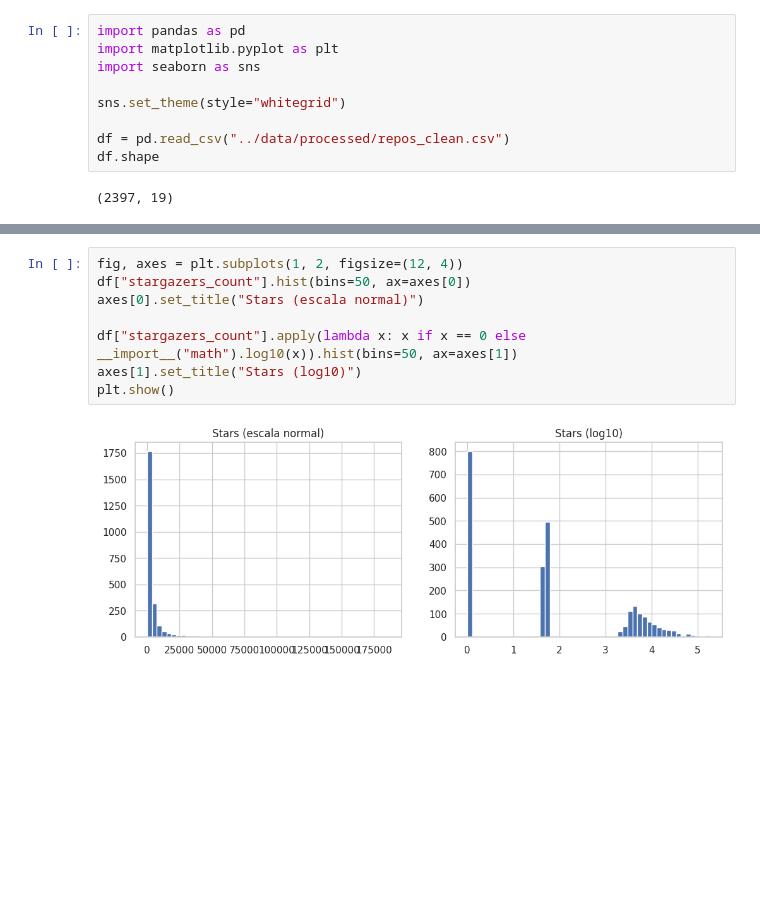
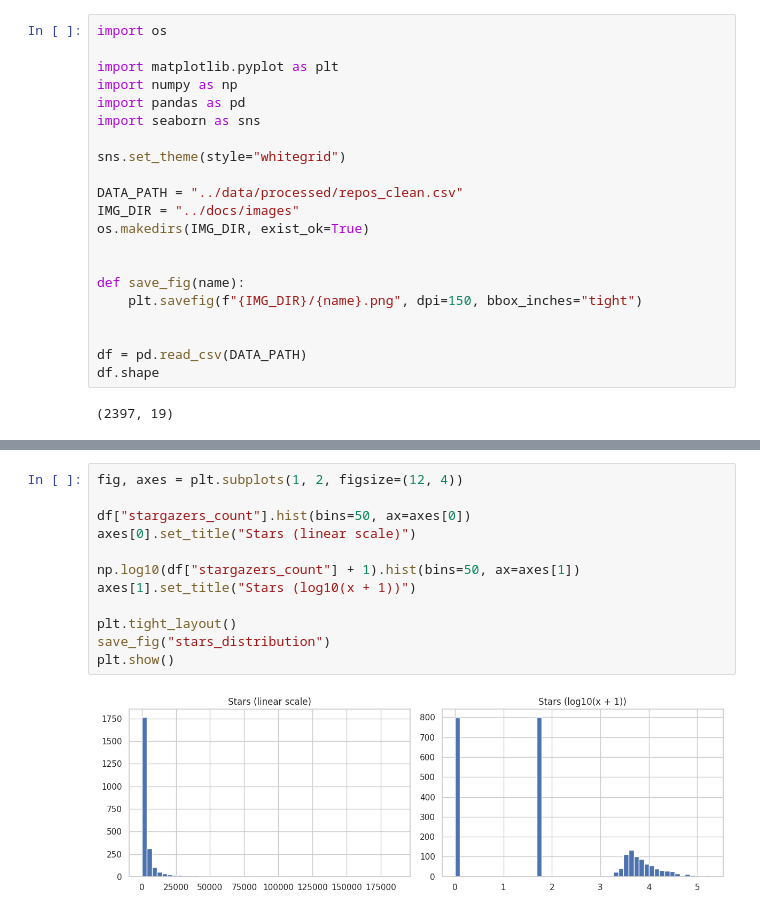
Before and after one commit to rsomavi/repo-survival, a Jupyter notebook: notebooks/01_eda.ipynb, the cells around one changed output, grey strips where cells are left out. Cells and saved outputs as stored; diff of their text form; blank space fills up the shorter version.

```diff
--- a/notebooks/01_eda.ipynb
+++ b/notebooks/01_eda.ipynb
@@ -1,11 +7,23 @@
 # %%
+import os
+
+import matplotlib.pyplot as plt
+import numpy as np
 import pandas as pd
-import matplotlib.pyplot as plt
 import seaborn as sns
 
 sns.set_theme(style="whitegrid")
 
-df = pd.read_csv("../data/processed/repos_clean.csv")
+DATA_PATH = "../data/processed/repos_clean.csv"
+IMG_DIR = "../docs/images"
+os.makedirs(IMG_DIR, exist_ok=True)
+
+
+def save_fig(name):
+    plt.savefig(f"{IMG_DIR}/{name}.png", dpi=150, bbox_inches="tight")
+
+
+df = pd.read_csv(DATA_PATH)
 df.shape
 # %% [output]
 (2397, 19)
@@ -51,11 +80,15 @@ plt.show()
 # %%
 fig, axes = plt.subplots(1, 2, figsize=(12, 4))
+
 df["stargazers_count"].hist(bins=50, ax=axes[0])
-axes[0].set_title("Stars (escala normal)")
+axes[0].set_title("Stars (linear scale)")
 
-df["stargazers_count"].apply(lambda x: x if x == 0 else __import__("math").log10(x)).hist(bins=50, ax=axes[1])
-axes[1].set_title("Stars (log10)")
+np.log10(df["stargazers_count"] + 1).hist(bins=50, ax=axes[1])
+axes[1].set_title("Stars (log10(x + 1))")
+
+plt.tight_layout()
+save_fig("stars_distribution")
 plt.show()
 # %% [output]
-[figure, old version]
+[figure, new version]
 # %%
```
Also changed, not shown: parts of 18 cells of this notebook, 1 other file.
